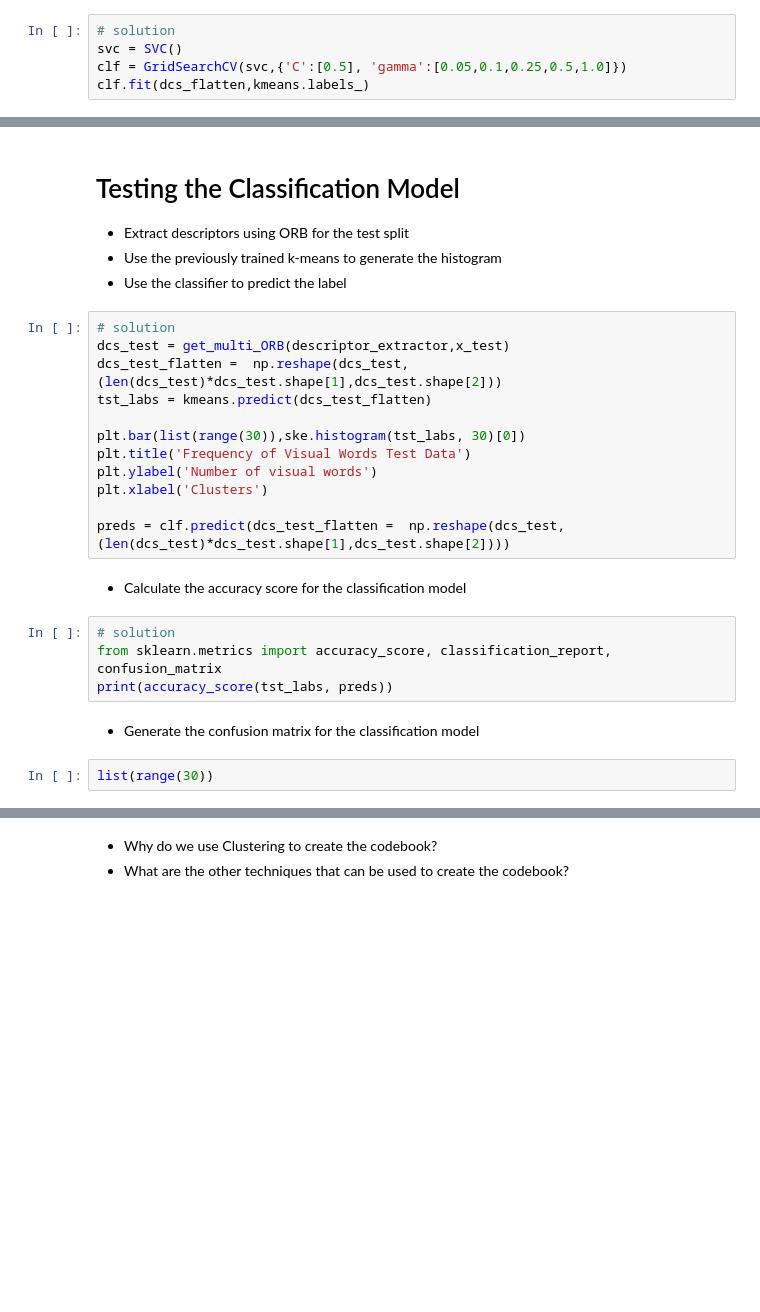
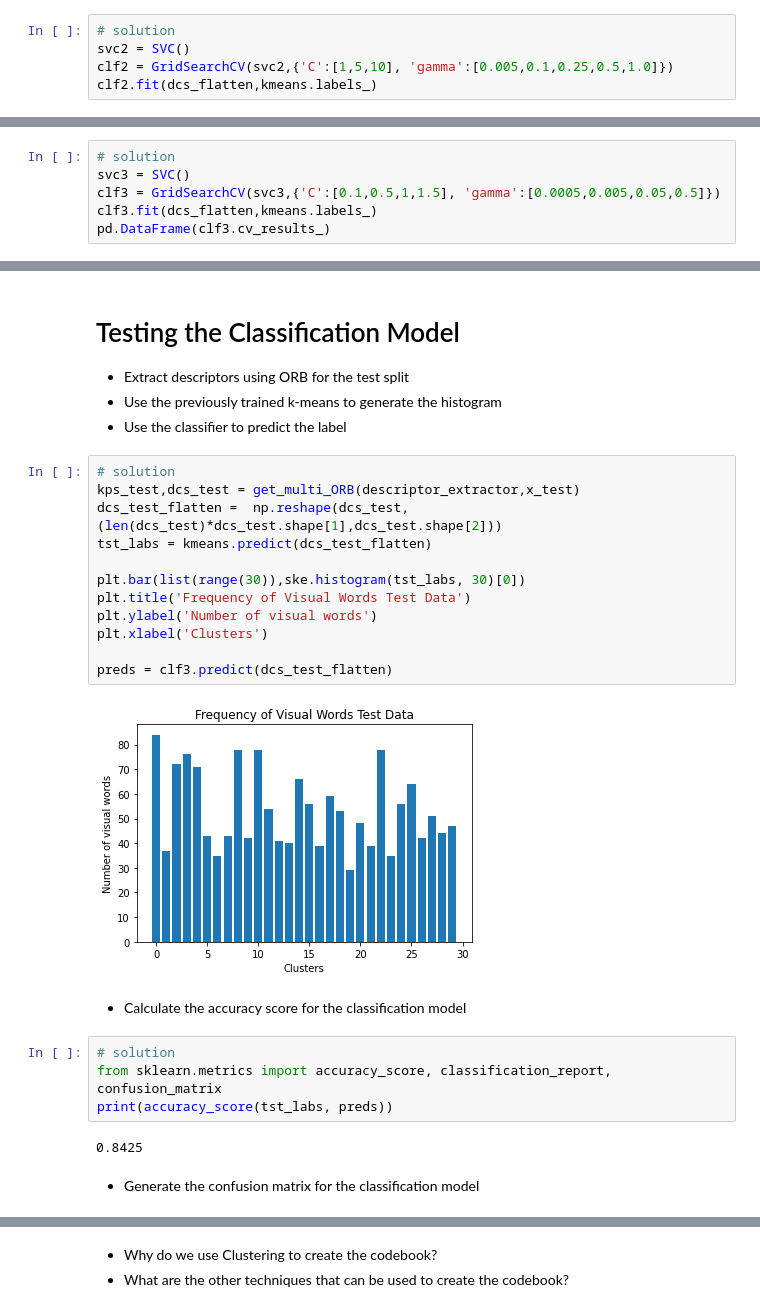
Before and after one commit to mario-rot/ComputerVisionCourse-MAI, a Jupyter notebook: Session 7/P7_Mario_Lauren.ipynb, the cells around one changed output, grey strips where cells are left out. Saved outputs shown, nothing was run; the diff lists cells and outputs as text; blank space fills up the shorter version.

```diff
--- a/Session 7/P7_Mario_Lauren.ipynb
+++ b/Session 7/P7_Mario_Lauren.ipynb
@@ -178,5 +201,5 @@ GridSearchCV(estimator=SVC(),
 # %%
 # solution
-svc = SVC()
-clf = GridSearchCV(svc,{'C':[0.5], 'gamma':[0.05,0.1,0.25,0.5,1.0]})
-clf.fit(dcs_flatten,kmeans.labels_)
+svc2 = SVC()
+clf2 = GridSearchCV(svc2,{'C':[1,5,10], 'gamma':[0.005,0.1,0.25,0.5,1.0]})
+clf2.fit(dcs_flatten,kmeans.labels_)
@@ -202,0 +230,6 @@ pd.DataFrame(clf.cv_results_)
+# %%
+# solution
+svc3 = SVC()
+clf3 = GridSearchCV(svc3,{'C':[0.1,0.5,1,1.5], 'gamma':[0.0005,0.005,0.05,0.5]})
+clf3.fit(dcs_flatten,kmeans.labels_)
+pd.DataFrame(clf3.cv_results_)
@@ -208,26 +265,28 @@ pd.DataFrame(clf.cv_results_)
 *   Use the classifier to predict the label
 # %%
 # solution
-dcs_test = get_multi_ORB(descriptor_extractor,x_test)
+kps_test,dcs_test = get_multi_ORB(descriptor_extractor,x_test)
 dcs_test_flatten =  np.reshape(dcs_test, (len(dcs_test)*dcs_test.shape[1],dcs_test.shape[2]))
 tst_labs = kmeans.predict(dcs_test_flatten)
 
 plt.bar(list(range(30)),ske.histogram(tst_labs, 30)[0])
 plt.title('Frequency of Visual Words Test Data')
 plt.ylabel('Number of visual words')
 plt.xlabel('Clusters')
 
-preds = clf.predict(dcs_test_flatten =  np.reshape(dcs_test, (len(dcs_test)*dcs_test.shape[1],dcs_test.shape[2])))
+preds = clf3.predict(dcs_test_flatten)
+# %% [output]
+[figure, added]
 # %% [markdown]
 *   Calculate the accuracy score for the classification model
 # %%
 # solution
 from sklearn.metrics import accuracy_score, classification_report, confusion_matrix
 print(accuracy_score(tst_labs, preds))
+# %% [output]
+0.8425
 # %% [markdown]
 *   Generate the confusion matrix for the classification model
-# %%
-list(range(30))
 # %%
 # solution
 from customplots import plot_confusion_matrix
```
Also changed, not shown: parts of 23 cells of this notebook.
